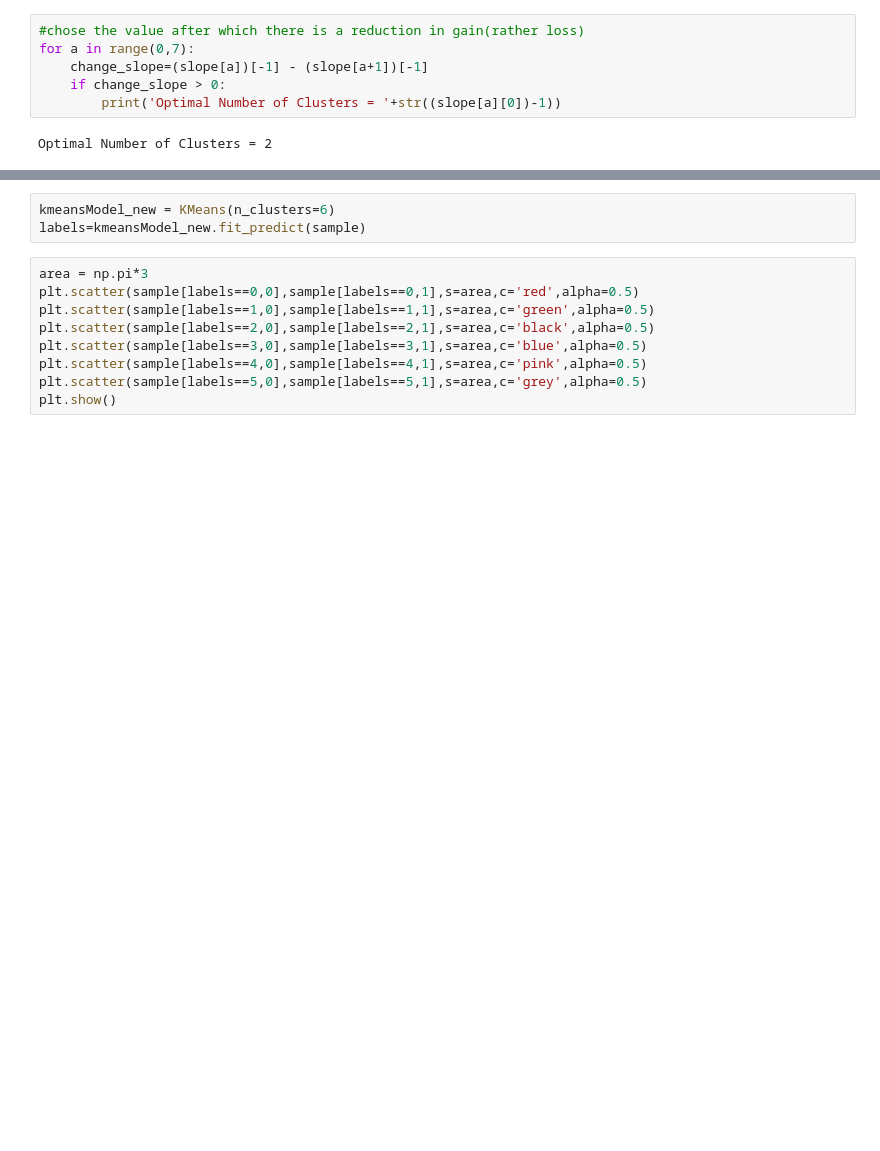
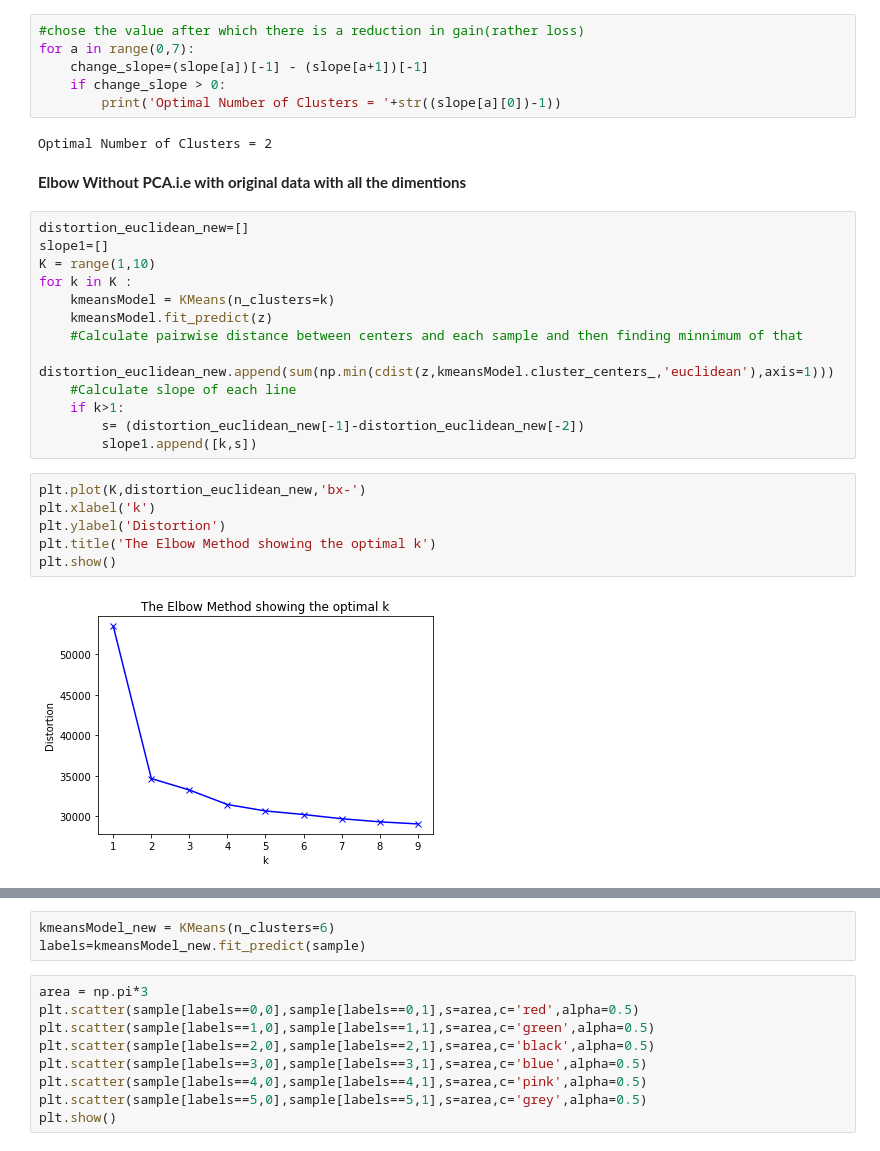
Before and after one commit to shobhitagrawal24/MasterThesis, a Jupyter notebook: Analysis/HumanActivityRecognition/Read Data.ipynb, the cells around one changed output, grey strips where cells are left out. Saved outputs shown, nothing was run; the diff lists cells and outputs as text; blank space fills up the shorter version.

Commit message:
elbow with PCA and with Original data

```diff
--- a/Analysis/HumanActivityRecognition/Read Data.ipynb
+++ b/Analysis/HumanActivityRecognition/Read Data.ipynb
@@ -90,3 +92,26 @@ for a in range(0,7):
         print('Optimal Number of Clusters = '+str((slope[a][0])-1))
 # %% [output]
 Optimal Number of Clusters = 2
+# %% [markdown]
+**Elbow Without PCA.i.e with original data with all the dimentions**
+# %%
+distortion_euclidean_new=[]
+slope1=[]
+K = range(1,10)
+for k in K :
+    kmeansModel = KMeans(n_clusters=k)
+    kmeansModel.fit_predict(z)
+    #Calculate pairwise distance between centers and each sample and then finding minnimum of that
+    distortion_euclidean_new.append(sum(np.min(cdist(z,kmeansModel.cluster_centers_,'euclidean'),axis=1)))
+    #Calculate slope of each line
+    if k>1:
+        s= (distortion_euclidean_new[-1]-distortion_euclidean_new[-2])
+        slope1.append([k,s])
+# %%
+plt.plot(K,distortion_euclidean_new,'bx-')
+plt.xlabel('k')
+plt.ylabel('Distortion')
+plt.title('The Elbow Method showing the optimal k')
+plt.show()
+# %% [output]
+[figure, added]
```
Also changed, not shown: parts of 3 cells of this notebook.
